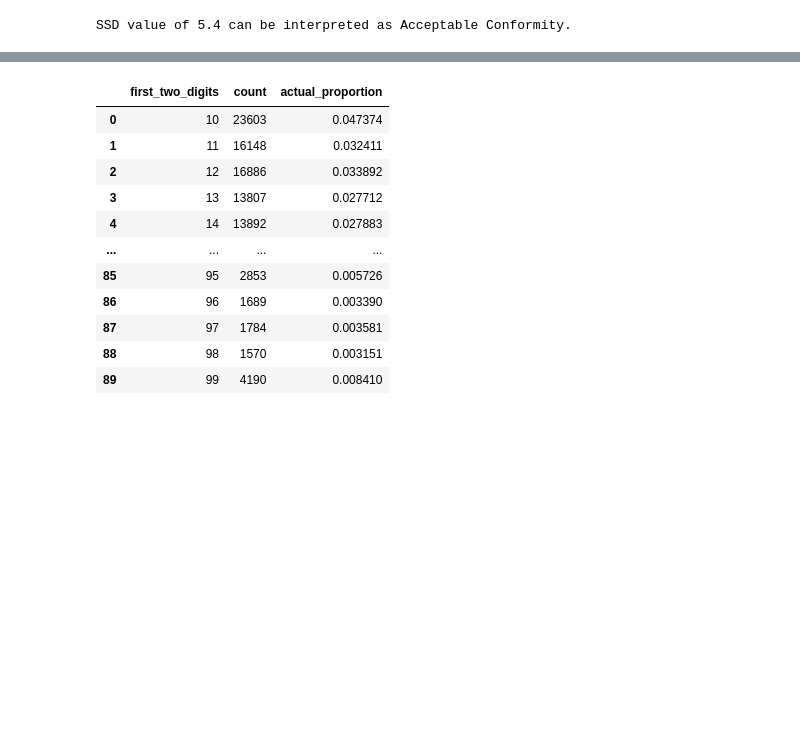
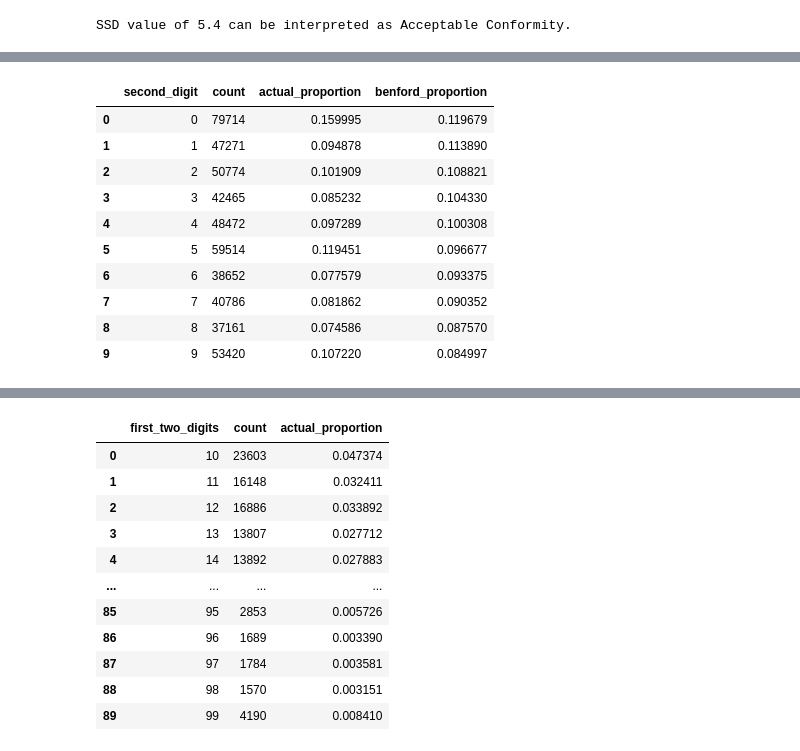
Before and after one commit to subwaymatch/park-blog-hugo, a Jupyter notebook: content/notebooks/benfords-analysis.ipynb, the cells around one changed output, grey strips where cells are left out. Cells and saved outputs as stored; diff of their text form; code cells hidden in the pictures; blank space fills up the shorter version.

```diff
--- a/content/notebooks/benfords-analysis.ipynb
+++ b/content/notebooks/benfords-analysis.ipynb
@@ -252,0 +265,16 @@ Both MAD and SSD measures indicate "Acceptable conformity".
+# %%
+# only keep transactions with an amount greater than or equal to $10
+# retrieve the second digit and use value_counts to find frequency
+# use reset_index() for a clean index from 1 to 9 (optional)
+df_benford_second_digit = df['TRANSACTION_AMOUNT'] \
+    [df['TRANSACTION_AMOUNT'] >= 10] \
+    .astype(str).str[1] \
+    .value_counts() \
+    .to_frame(name="count") \
+    .reset_index(names="second_digit") \
+    .sort_values('second_digit') \
+    .reset_index(drop=True)
+
+# calculate percentages
+df_benford_second_digit['actual_proportion'] = df_benford_second_digit['count'] / df_benford_second_digit['count'].sum()
+df_benford_second_digit
@@ -252,0 +293,17 @@ Both MAD and SSD measures indicate "Acceptable conformity".
+# %%
+# append an expected_proportion column that contains Benford's distribution
+df_benford_second_digit['benford_proportion'] = [sum([np.log10(1 + 1 / (j + i))
+    for j in np.arange(start=10, stop=99, step=10)]) for i in np.arange(10)]
+df_benford_second_digit
+# %% [output]
+|  | second_digit | count | actual_proportion | benford_proportion |
+| 0 | 0 | 79714 | 0.159995 | 0.119679 |
+| 1 | 1 | 47271 | 0.094878 | 0.113890 |
+| 2 | 2 | 50774 | 0.101909 | 0.108821 |
+| 3 | 3 | 42465 | 0.085232 | 0.104330 |
+| 4 | 4 | 48472 | 0.097289 | 0.100308 |
+| 5 | 5 | 59514 | 0.119451 | 0.096677 |
+| 6 | 6 | 38652 | 0.077579 | 0.093375 |
+| 7 | 7 | 40786 | 0.081862 | 0.090352 |
+| 8 | 8 | 37161 | 0.074586 | 0.087570 |
+| 9 | 9 | 53420 | 0.107220 | 0.084997 |
```
Also changed, not shown: parts of 41 cells of this notebook, 2 other files.
